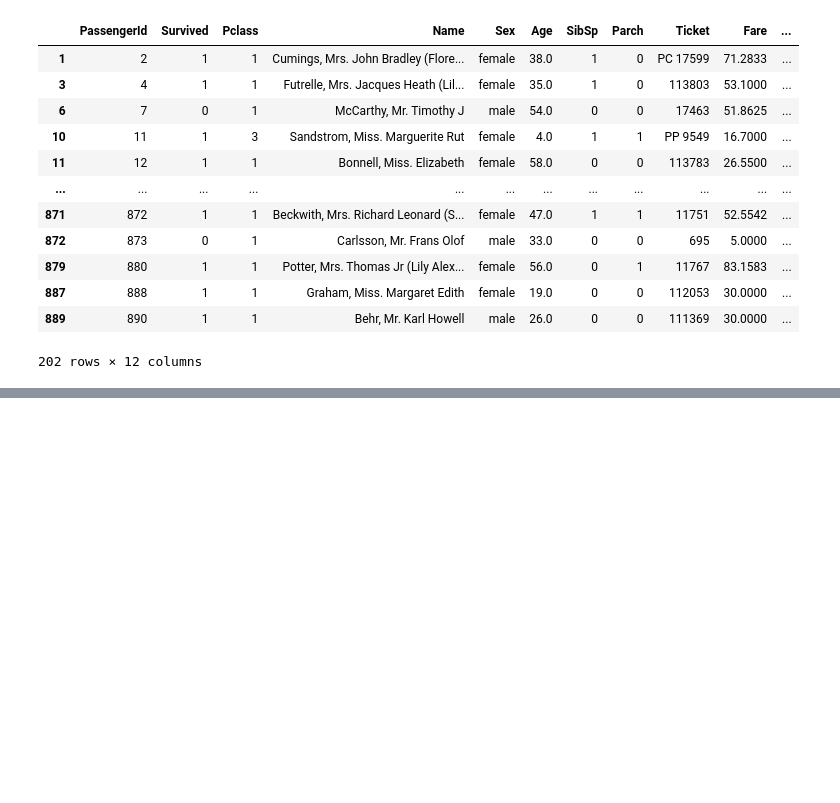
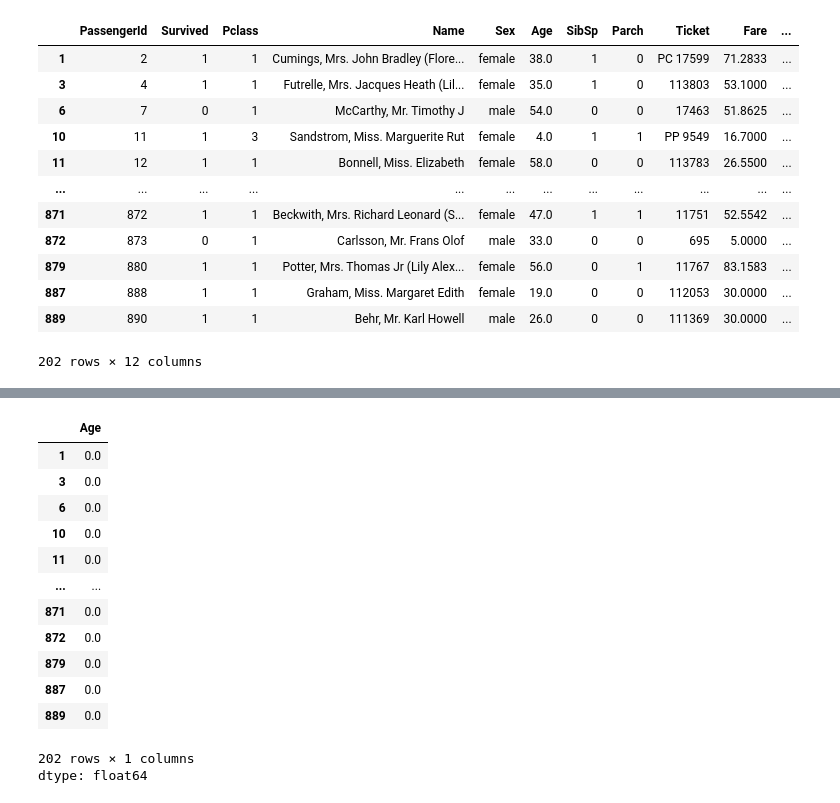
Before and after one commit to SarayuBurugu/Application-of-data-mining, a Jupyter notebook: lab_1.ipynb, the cells around one changed output, grey strips where cells are left out. Saved outputs shown, nothing was run; the diff lists cells and outputs as text; code cells hidden in the pictures; blank space fills up the shorter version.

```diff
--- a/lab_1.ipynb
+++ b/lab_1.ipynb
@@ -161,0 +181,19 @@ df
+# %%
+df['Age']=(df['Age']- df['Age'].min())//(df['Age'].max() - df['Age'].min())
+# %%
+df['Age']
+# %% [output]
+|  | Age |
+| 1 | 0.0 |
+| 3 | 0.0 |
+| 6 | 0.0 |
+| 10 | 0.0 |
+| 11 | 0.0 |
+| ... | ... |
+| 871 | 0.0 |
+| 872 | 0.0 |
+| 879 | 0.0 |
+| 887 | 0.0 |
+| 889 | 0.0 |
+202 rows × 1 columns
+dtype: float64
```
Also changed, not shown: parts of 10 cells of this notebook.
